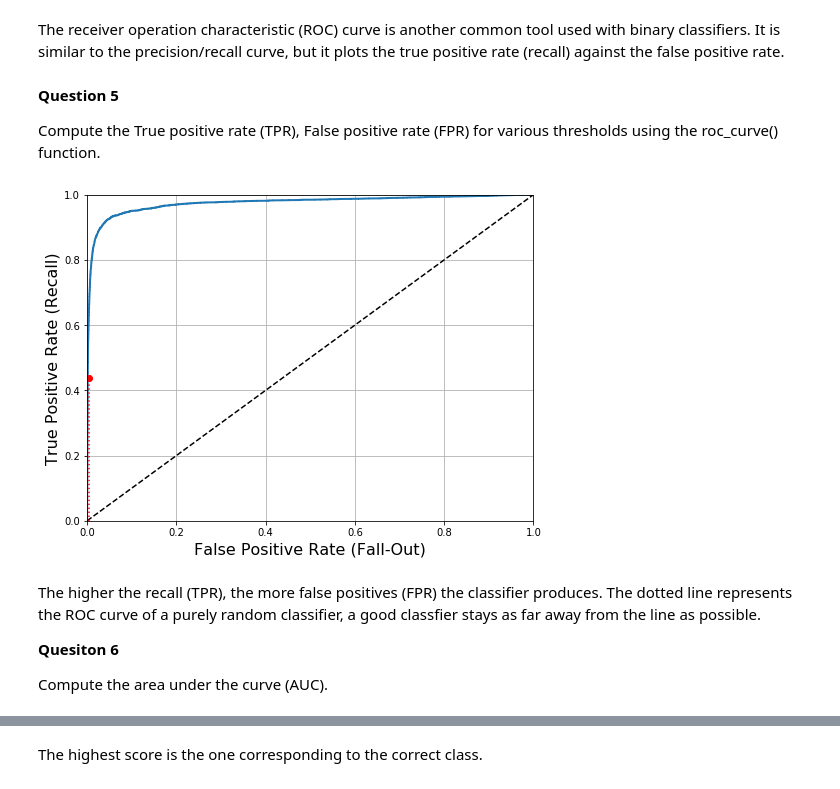
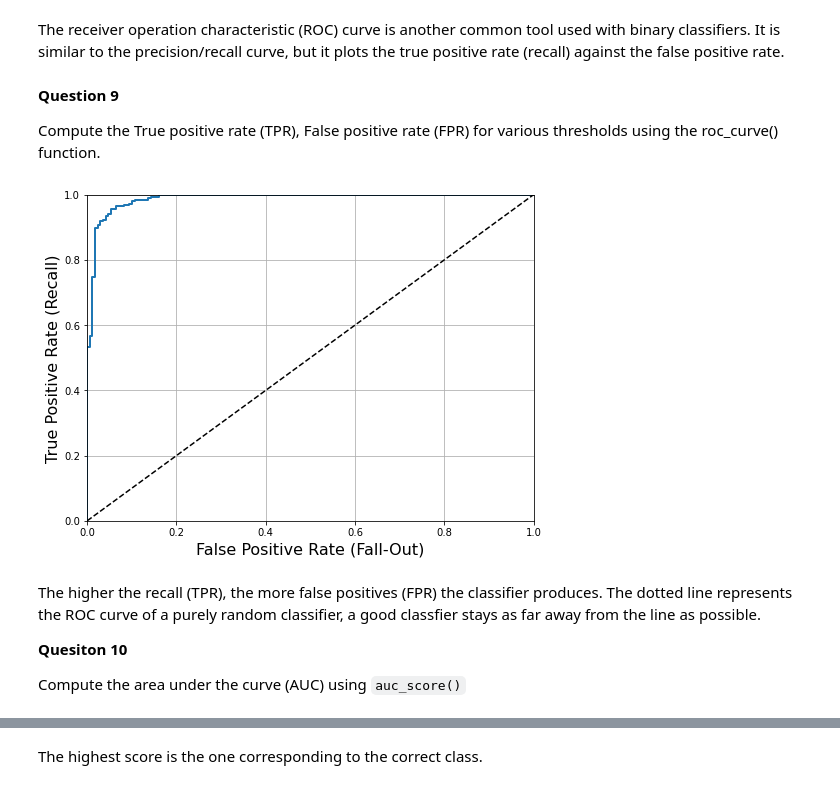
Before and after one commit to nyp-sit/sdaai-iti103, a Jupyter notebook: session-4/4_Classification.ipynb, the cells around one changed output, grey strips where cells are left out. Cells and saved outputs as stored; diff of their text form; code cells hidden in the pictures.

Commit message:
Change classification lab to work better with LogisticRegression

```diff
--- a/session-4/4_Classification.ipynb
+++ b/session-4/4_Classification.ipynb
@@ -51,3 +63,5 @@ X_train, X_test, y_train, y_test = X[:60000], X[60000:], y[:60000], y[60000:]
+# %%
+X_train, X_test, y_train, y_test = train_test_split(X, y, train_size=0.8, shuffle=True, random_state=42)
 # %% [markdown]
 # Binary classifier
 # %% [markdown]
@@ -70,0 +75,11 @@ array([False])
+# %%
+# import the logistic regressor
+
+from sklearn.linear_model import LogisticRegression
+
+# complete the code here
+
+lr_clf = LogisticRegression(solver='liblinear', random_state=42)
+
+# train on the X_train
+lr_clf.fit(X_train, y_train)
@@ -146,3 +263,6 @@ y_scores = cross_val_predict(lr_clf, X_train, y_train_5, cv=3,
+# %%
+y_scores = cross_val_predict(lr_clf, X_train, y_train, cv=3,
+                             method="decision_function")
 # %% [markdown]
 Compute precision and recall for all possible thresholds using the precision_recall_curve function.
 # %%
@@ -202,29 +330,29 @@ recall_score(y_train_5, y_train_pred_90)
 # %% [markdown]
 The receiver operation characteristic (ROC) curve is another common tool used with binary classifiers.  It is similar to the precision/recall curve, but it plots the true positive rate (recall) against the false positive rate.
 # %% [markdown]
-**Question 5**
+**Question 9**
 
 Compute the True positive rate (TPR), False positive rate (FPR) for various thresholds using the roc_curve() function.
+# %%
+from sklearn.metrics import roc_curve
+fpr, tpr, thresholds = roc_curve(y_train, y_scores)
 # %%
 def plot_roc_curve(fpr, tpr, label=None):
     plt.plot(fpr, tpr, linewidth=2, label=label)
     plt.plot([0, 1], [0, 1], 'k--') # dashed diagonal
     plt.axis([0, 1, 0, 1])
     plt.xlabel('False Positive Rate (Fall-Out)', fontsize=16)
     plt.ylabel('True Positive Rate (Recall)', fontsize=16)
     plt.grid(True)
 
 plt.figure(figsize=(8, 6))
 plot_roc_curve(fpr, tpr)
-plt.plot([4.837e-3, 4.837e-3], [0., 0.4368], "r:")
-plt.plot([0.0, 4.837e-3], [0.4368, 0.4368], "r:")
-plt.plot([4.837e-3], [0.4368], "ro")
 plt.show()
 # %% [output]
-[figure, old version]
+[figure, new version]
 # %% [markdown]
 The higher the recall (TPR), the more false positives (FPR) the classifier produces.  The dotted line represents the ROC curve of a purely random classifier, a good classfier stays as far away from the line as possible.
 
-**Quesiton 6**
+**Quesiton 10**
 
-Compute the area under the curve (AUC).
+Compute the area under the curve (AUC) using `auc_score()`
```
Also changed, not shown: parts of 111 cells of this notebook.
